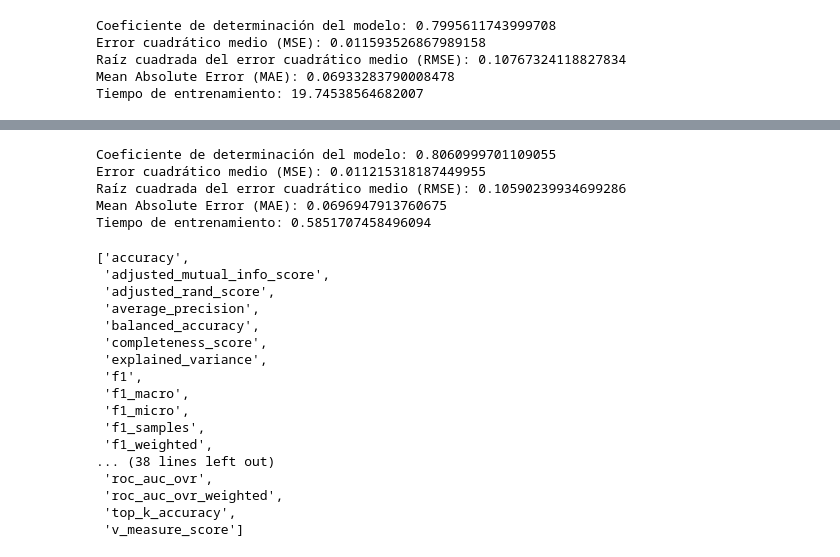
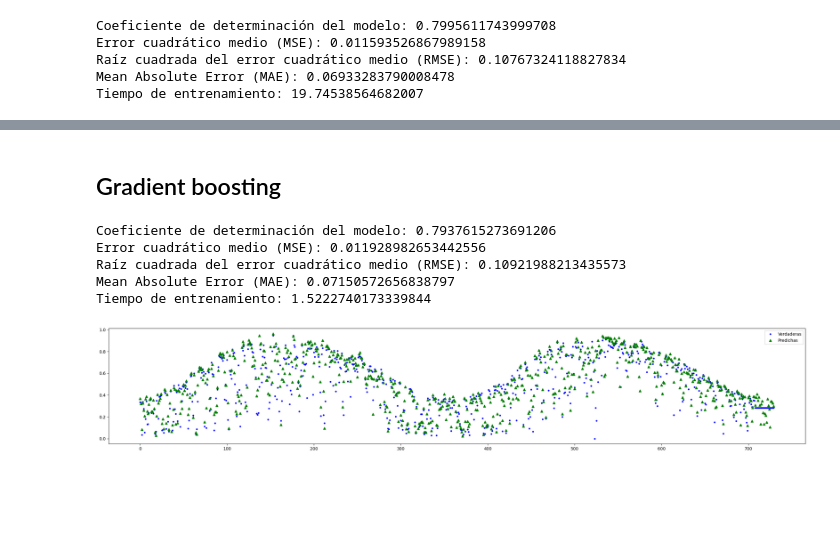
Before and after one commit to 100451183/Grupo8_Practica1, a Jupyter notebook: Grupo8_Practica1.ipynb, the cells around one changed output, grey strips where cells are left out. Saved outputs shown, nothing was run; the diff lists cells and outputs as text; code cells hidden in the pictures; blank space fills up the shorter version.

Commit message:
Se añade gradient boosting

```diff
--- a/Grupo8_Practica1.ipynb
+++ b/Grupo8_Practica1.ipynb
@@ -1140,46 +1326,43 @@ Valor óptimo de max_features: 10
+# %% [markdown]
+## Gradient boosting
+# %%
+from sklearn.ensemble import HistGradientBoostingRegressor
+import multiprocessing
+
+# Para dibujar las predicciones y los valores reales
+def pintaResultados (reg, n):
+  plt.subplots(figsize=(30, 5))
+  x = np.arange(y_test[:n].size)
+  pred = reg.predict(X=X_test)
+  plt.plot(x, y_test[:n], 'b.', label='Verdaderas')
+  plt.plot(x, pred[:n], 'g^', label='Predichas')
+  plt.legend();
 # %%
-regr_rf = RandomForestRegressor(n_estimators=20, max_features=10)
+regr_gb = HistGradientBoostingRegressor()
+
 np.random.seed(53)
 start_time = time.time()
-regr_rf.fit(X_train, y_train)
+regr_gb.fit(X_train, y_train)
 end_time = time.time()
 
-y_pred = regr_rf.predict(X_test)
+y_pred = regr_gb.predict(X_test)
 mse = mean_squared_error(y_test, y_pred)
 rmse = np.sqrt(mse)
 mae = mean_absolute_error(y_test, y_pred)
 r2 = r2_score(y_test, y_pred)
 tiempo_entrenamiento = end_time - start_time
 
 print("Coeficiente de determinación del modelo:", r2)
 print("Error cuadrático medio (MSE):", mse)
 print("Raíz cuadrada del error cuadrático medio (RMSE):", rmse)
 print("Mean Absolute Error (MAE):", mae)
 print("Tiempo de entrenamiento:", tiempo_entrenamiento)
+
+pintaResultados(regr_gb, 730)
 # %% [output]
-Coeficiente de determinación del modelo: 0.8060999701109055
-Error cuadrático medio (MSE): 0.011215318187449955
-Raíz cuadrada del error cuadrático medio (RMSE): 0.10590239934699286
-Mean Absolute Error (MAE): 0.0696947913760675
-Tiempo de entrenamiento: 0.5851707458496094
+Coeficiente de determinación del modelo: 0.7937615273691206
+Error cuadrático medio (MSE): 0.011928982653442556
+Raíz cuadrada del error cuadrático medio (RMSE): 0.10921988213435573
+Mean Absolute Error (MAE): 0.07150572656838797
+Tiempo de entrenamiento: 1.5222740173339844
+[figure, added]
-# %%
-import sklearn
-sklearn.metrics.get_scorer_names()
-# %% [output]
-['accuracy',
- 'adjusted_mutual_info_score',
- 'adjusted_rand_score',
- 'average_precision',
- 'balanced_accuracy',
- 'completeness_score',
- 'explained_variance',
- 'f1',
- 'f1_macro',
- 'f1_micro',
- 'f1_samples',
- 'f1_weighted',
-... (38 lines left out)
- 'roc_auc_ovr',
- 'roc_auc_ovr_weighted',
- 'top_k_accuracy',
- 'v_measure_score']
```
Also changed, not shown: parts of 15 cells of this notebook.
